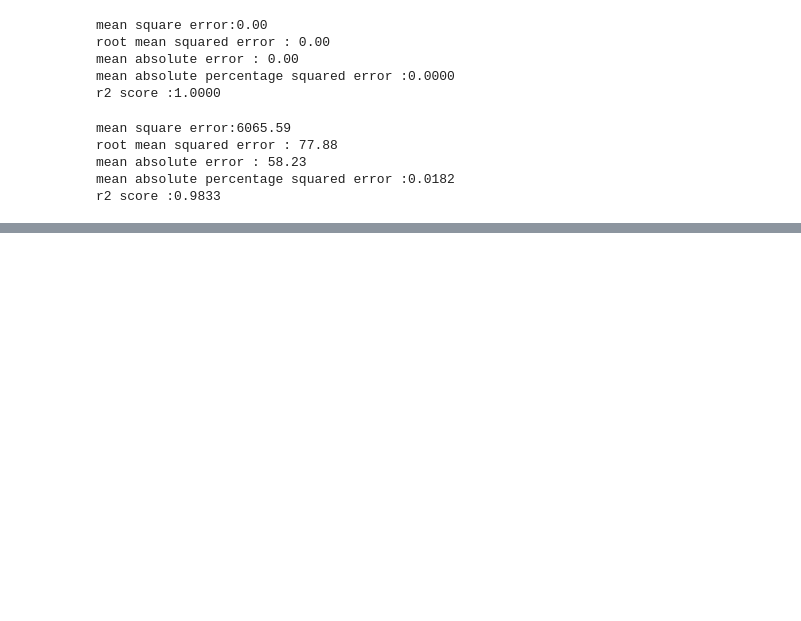
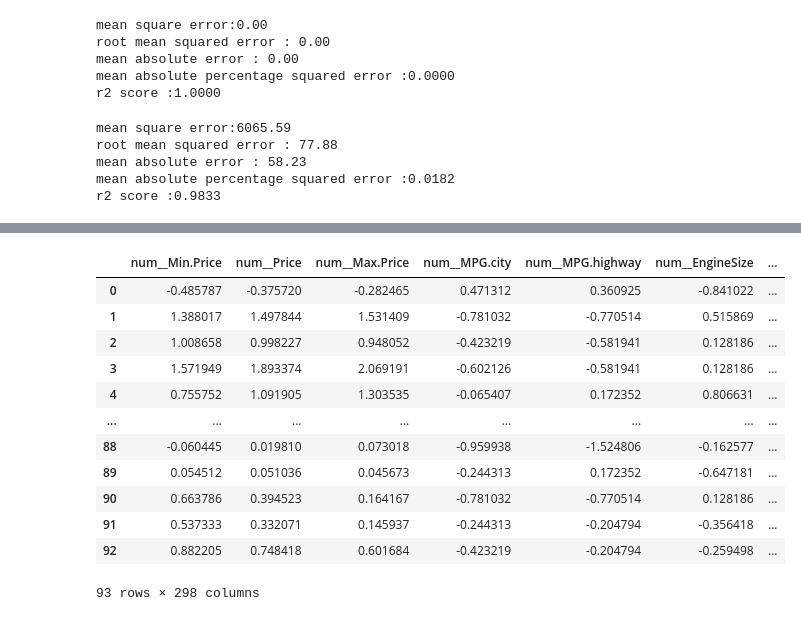
Before and after one commit to girme04/VS-code, a Jupyter notebook: Practise folder/Data preprocessing practise .ipynb, the cells around one changed output, grey strips where cells are left out. Cells and saved outputs as stored; diff of their text form; code cells hidden in the pictures; blank space fills up the shorter version.

```diff
--- a/Practise folder/Data preprocessing practise .ipynb
+++ b/Practise folder/Data preprocessing practise .ipynb
@@ -365,0 +524,9 @@ s = pd.read_csv('Ca')
+# %%
+num_pipe = Pipeline(steps=[('impute',SimpleImputer(strategy='mean')),
+                           ('scaler',StandardScaler())])
+# %%
+cat_pipe = Pipeline(steps=[('impute',SimpleImputer(strategy='most_frequent')),
+                           ('ohe',OneHotEncoder(handle_unknown='ignore',sparse_output=False))])
+# %%
+pre = ColumnTransformer([('num',num_pipe,con),
+                         ('cat',cat_pipe,cat)]).set_output(transform='pandas')
@@ -365,0 +554,18 @@ s = pd.read_csv('Ca')
+# %%
+X_pre = pre.fit_transform(X)
+# %%
+X_pre
+# %% [output]
+|  | num__Min.Price | num__Price | num__Max.Price | num__MPG.city | num__MPG.highway | num__EngineSize | ... |
+| 0 | -0.485787 | -0.375720 | -0.282465 | 0.471312 | 0.360925 | -0.841022 | ... |
+| 1 | 1.388017 | 1.497844 | 1.531409 | -0.781032 | -0.770514 | 0.515869 | ... |
+| 2 | 1.008658 | 0.998227 | 0.948052 | -0.423219 | -0.581941 | 0.128186 | ... |
+| 3 | 1.571949 | 1.893374 | 2.069191 | -0.602126 | -0.581941 | 0.128186 | ... |
+| 4 | 0.755752 | 1.091905 | 1.303535 | -0.065407 | 0.172352 | 0.806631 | ... |
+| ... | ... | ... | ... | ... | ... | ... | ... |
+| 88 | -0.060445 | 0.019810 | 0.073018 | -0.959938 | -1.524806 | -0.162577 | ... |
+| 89 | 0.054512 | 0.051036 | 0.045673 | -0.244313 | 0.172352 | -0.647181 | ... |
+| 90 | 0.663786 | 0.394523 | 0.164167 | -0.781032 | -0.770514 | 0.128186 | ... |
+| 91 | 0.537333 | 0.332071 | 0.145937 | -0.244313 | -0.204794 | -0.356418 | ... |
+| 92 | 0.882205 | 0.748418 | 0.601684 | -0.423219 | -0.204794 | -0.259498 | ... |
+93 rows × 298 columns
```
Also changed, not shown: parts of 35 cells of this notebook, 8 other files.
